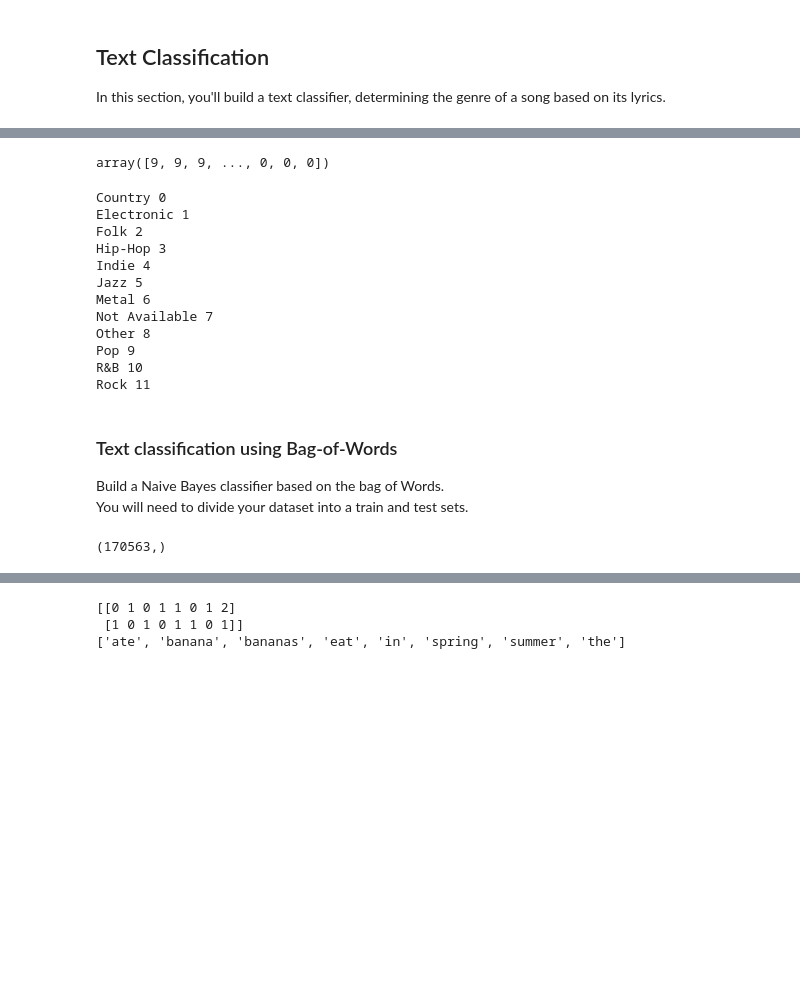
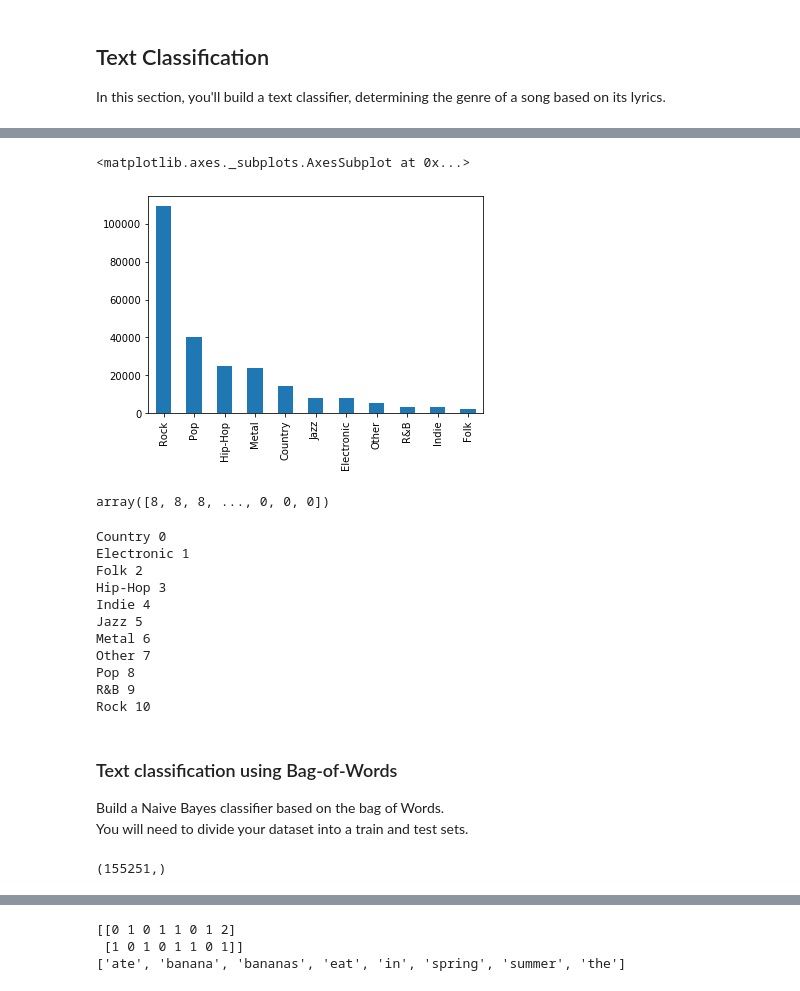
Before and after one commit to asafam/biu-advanced-deep-learning, a Jupyter notebook: DL_word_embedding_assignment.ipynb, the cells around one changed output, grey strips where cells are left out. Saved outputs shown, nothing was run; the diff lists cells and outputs as text; code cells hidden in the pictures; blank space fills up the shorter version.

```diff
--- a/DL_word_embedding_assignment.ipynb
+++ b/DL_word_embedding_assignment.ipynb
@@ -167,5 +160,5 @@ for index, row in raw_data.loc[mask].iterrows():
 # %%
-long_songs_idx = list(raw_data.loc[raw_data["lyrics"].str.len() > 3]['index'])
-data = data.iloc[long_songs_idx, :]
-data
+print(data.shape)
+data = raw_data.loc[raw_data["lyrics"].str.len() > 3]
+print(data.shape)
 # %% [output]
@@ -500,3 +491,8 @@ Analyze the results.
 # %% [markdown]
 ## Text Classification
 In this section, you'll build a text classifier, determining the genre of a song based on its lyrics.
+# %%
+# Let's first filter all songs with no genre (null or have "Not Available" genre)
+data = data[data["genre"] != "Not Available"]
+data = data[data["genre"].notnull()]
+data
@@ -503,3 +513,8 @@ In this section, you'll build a text classifier, determining the genre of a song
+# %%
+data['genre'].value_counts().plot.bar()
+# %% [output]
+<matplotlib.axes._subplots.AxesSubplot at 0x...>
+[figure, added]
 # %%
 # Import LabelEncoder
 from sklearn import preprocessing
@@ -511,7 +526,7 @@ le = preprocessing.LabelEncoder()
 genres_encoded = le.fit_transform(data["genre"].tolist())
 genres_encoded
 # %% [output]
-array([9, 9, 9, ..., 0, 0, 0])
+array([8, 8, 8, ..., 0, 0, 0])
 # %%
 classes = list(le.classes_)
 codes = le.transform(list(le.classes_))
@@ -525,11 +540,10 @@ Hip-Hop 3
 Indie 4
 Jazz 5
 Metal 6
-Not Available 7
-Other 8
-Pop 9
-R&B 10
-Rock 11
+Other 7
+Pop 8
+R&B 9
+Rock 10
 # %% [markdown]
 ### Text classification using Bag-of-Words
 Build a Naive Bayes classifier based on the bag of Words.
@@ -550,7 +564,7 @@ X_train, X_val, y_train, y_val = train_test_split(X_train,
 # %%
 X_train.shape
 # %% [output]
-(170563,)
+(155251,)
 # %%
 def clean_X(X):
     clean_X = []
```
Also changed, not shown: parts of 32 cells of this notebook, 6 other files.
